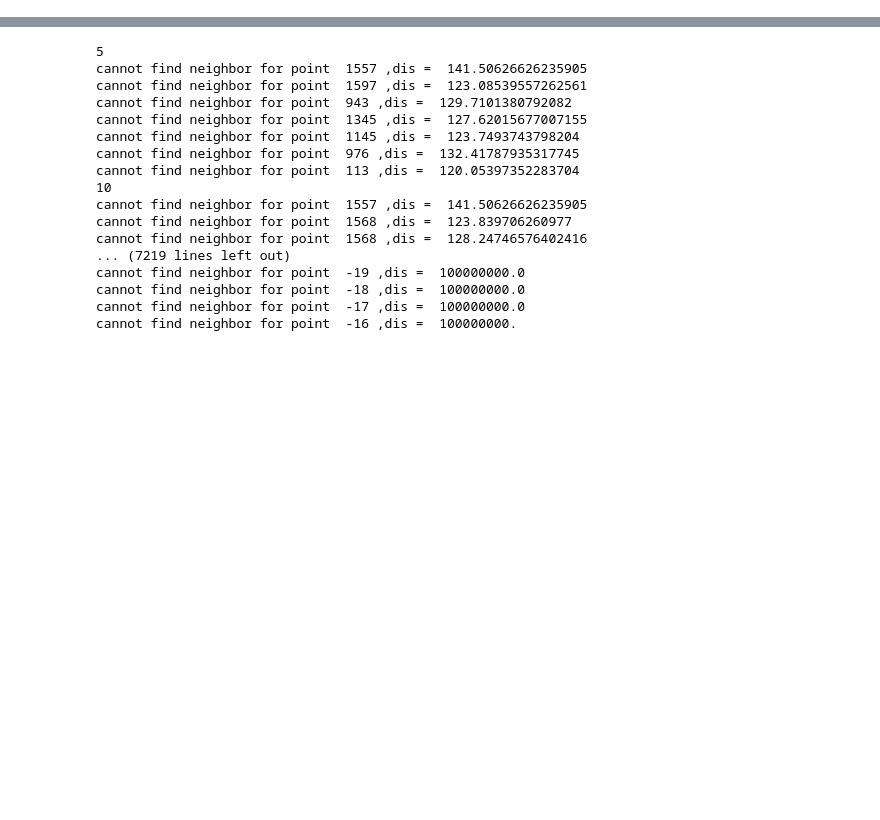
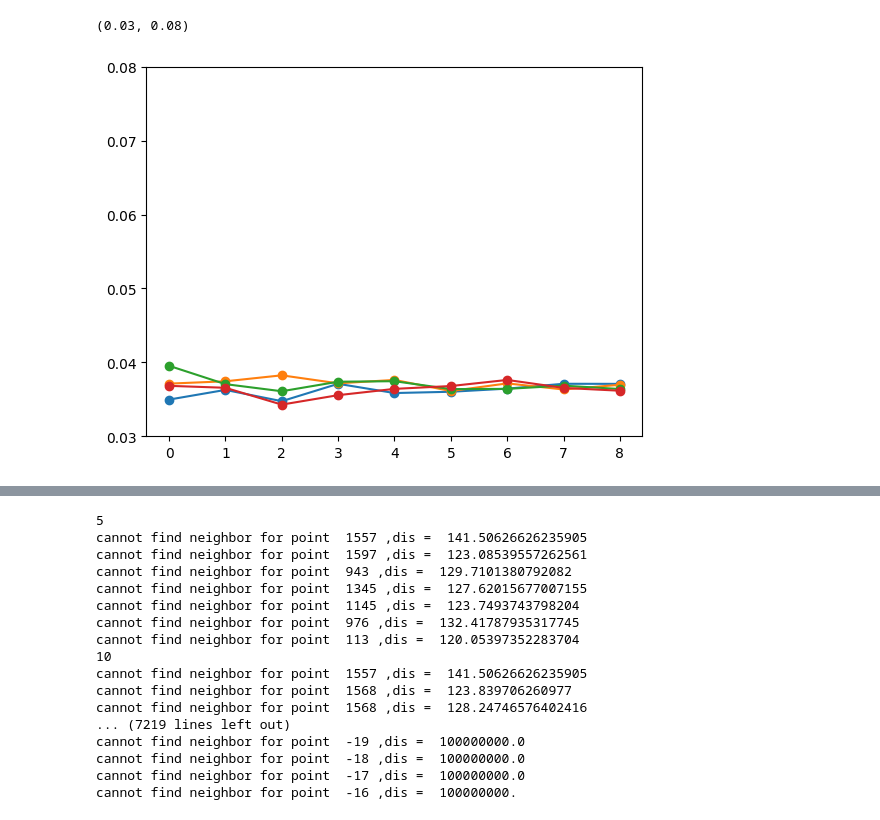
Before and after one commit to William-XiaodongAn/Quantifying-The-Complex-Spatiotemporal-Chaos-of-Cardiac-Fibrillation-in-Ionic-Models, a Jupyter notebook: analysis_ipynb_scripts/experiment_1_2_all_four_para.ipynb, the cells around one changed output, grey strips where cells are left out. Saved outputs shown, nothing was run; the diff lists cells and outputs as text; code cells hidden in the pictures; blank space fills up the shorter version.

```diff
--- a/analysis_ipynb_scripts/experiment_1_2_all_four_para.ipynb
+++ b/analysis_ipynb_scripts/experiment_1_2_all_four_para.ipynb
@@ -1293,6 +1440,16 @@ def f_exp_1_2_spatial_random(APDs,result_4_tau_r_list,result_uvw):
 # %%
-result_s_1_si_random = f_exp_1_2_spatial_random(APDs_tau_si,tau_si_list,result_tau_si_uvw)
-result_s_1_r_random = f_exp_1_2_spatial_random(APDs_tau_r,tau_r_list,result_tau_r_uvw)
-result_s_1_d_random = f_exp_1_2_spatial_random(APDs_tau_d,tau_d_list,result_tau_d_uvw)
-result_s_1_0_random = f_exp_1_2_spatial_random(APDs_tau_0,tau_0_list,result_tau_0_uvw)
+seeds = [519401]
+with open('seeds_dict.pkl','rb') as f:
+    seeds_dict = pickle.load(f)
+
+for seed in seeds:
+    result_t_1_si_random = f_exp_1_2_temporal_random(APDs_tau_si,tau_si_list,result_tau_si_uvw,seed)
+    print(seed,'si done')
+    result_t_1_r_random = f_exp_1_2_temporal_random(APDs_tau_r,tau_r_list,result_tau_r_uvw,seed)
+    print(seed,'r done')
+    result_t_1_d_random = f_exp_1_2_temporal_random(APDs_tau_d,tau_d_list,result_tau_d_uvw,seed)
+    print(seed,'d done')
+    result_t_1_0_random = f_exp_1_2_temporal_random(APDs_tau_0,tau_0_list,result_tau_0_uvw,seed)
+    print(seed,'0 done')
+    seeds_dict[seed] = [result_t_1_si_random,result_t_1_r_random,result_t_1_d_random,result_t_1_0_random]
 # %% [output]
@@ -1325,0 +1476,25 @@ result_s_1_r_random = loaded_data[1][7]
+# %%
+seeds_dict_avg = {}
+for seed in seeds:
+    s1,r,d,zero = seeds_dict[seed]
+    avg = []
+    for i in range(len(s1)):
+        avg.append( ( np.sqrt(s1[i]) + np.sqrt(r[i]) + np.sqrt(d[i]) + np.sqrt(zero[i]) ) / 4 )
+    seeds_dict_avg[seed] = avg
+# %%
+plt.figure()
+for seed in seeds_dict.keys():
+    s1=[]
+    r=[]
+    d=[]
+    zero=[]
+    for i in range(len(seeds_dict[seed][0])):
+        s1.append(np.sqrt(seeds_dict[seed][0][i]))
+        r.append(np.sqrt(seeds_dict[seed][1][i]))
+        d.append(np.sqrt(seeds_dict[seed][2][i]))
+        zero.append(np.sqrt(seeds_dict[seed][3][i]))
+    plt.plot(s1,'-o')
+plt.ylim(0.03,0.08)
+# %% [output]
+(0.03, 0.08)
+[figure, added]
```
Also changed, not shown: parts of 17 cells of this notebook, 9 other files.
